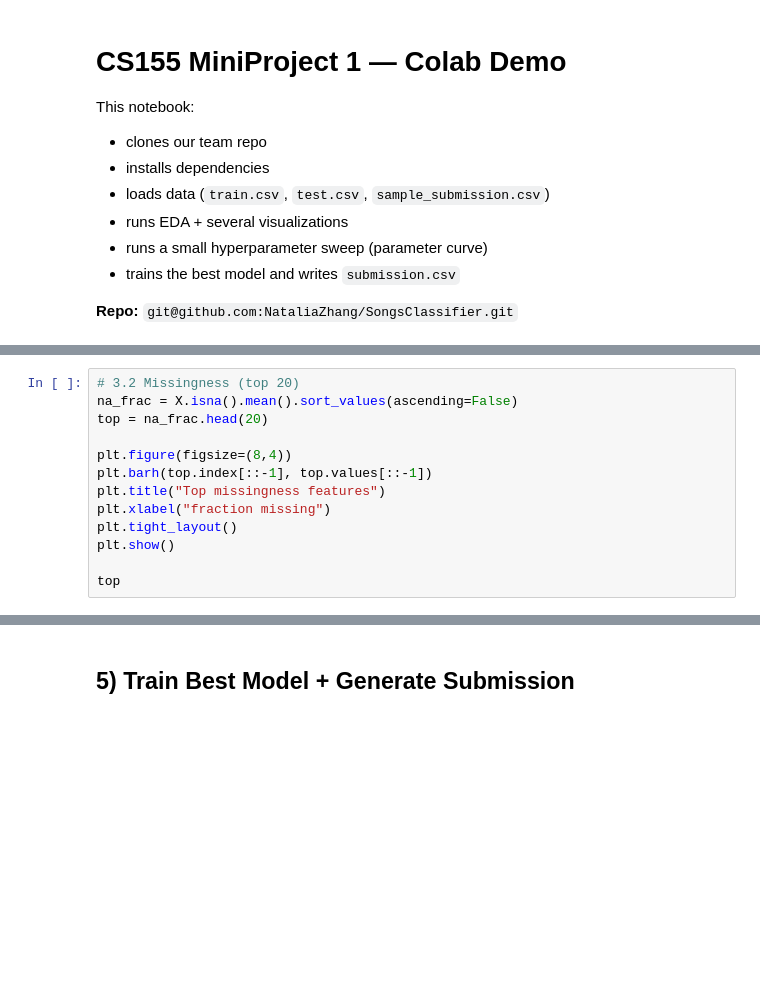
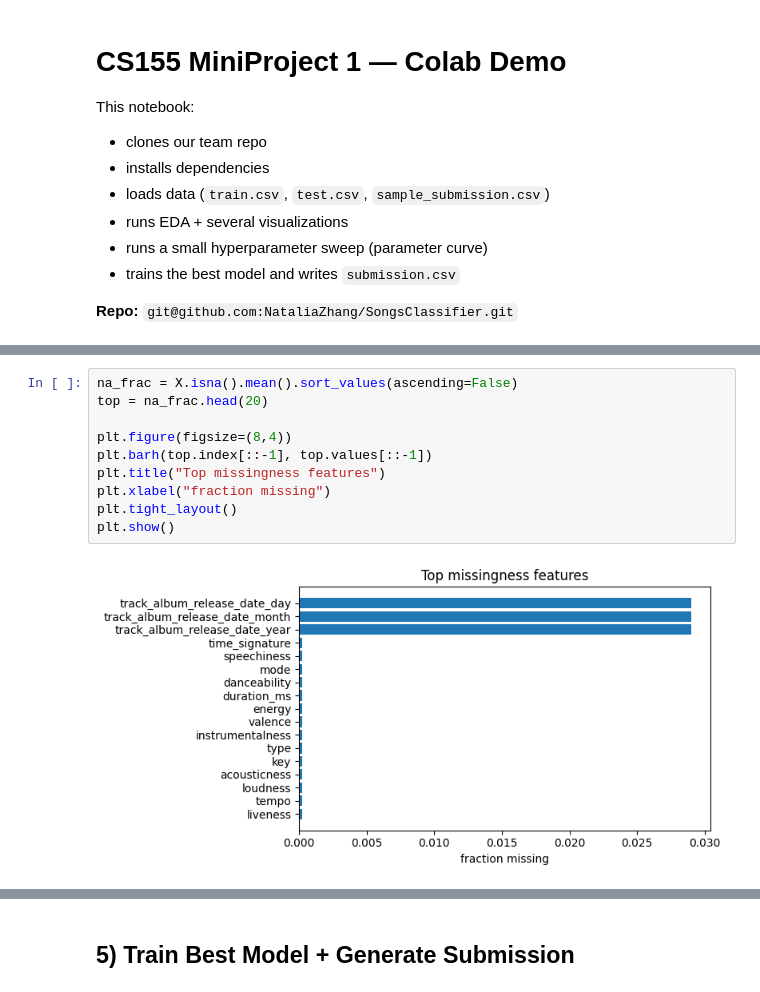
Before and after one commit to NataliaZhang/SongsClassifier, a Jupyter notebook: notebooks/colab_demo.ipynb, the cells around one changed output, grey strips where cells are left out. Saved outputs shown, nothing was run; the diff lists cells and outputs as text; blank space fills up the shorter version.

```diff
--- a/notebooks/colab_demo.ipynb
+++ b/notebooks/colab_demo.ipynb
@@ -68,13 +110,12 @@ print("positive rate:", float(np.mean(y)))
 # %%
-# 3.2 Missingness (top 20)
 na_frac = X.isna().mean().sort_values(ascending=False)
 top = na_frac.head(20)
 
 plt.figure(figsize=(8,4))
 plt.barh(top.index[::-1], top.values[::-1])
 plt.title("Top missingness features")
 plt.xlabel("fraction missing")
 plt.tight_layout()
 plt.show()
-
-top
+# %% [output]
+[figure, added]
```
Also changed, not shown: parts of 26 cells of this notebook.
